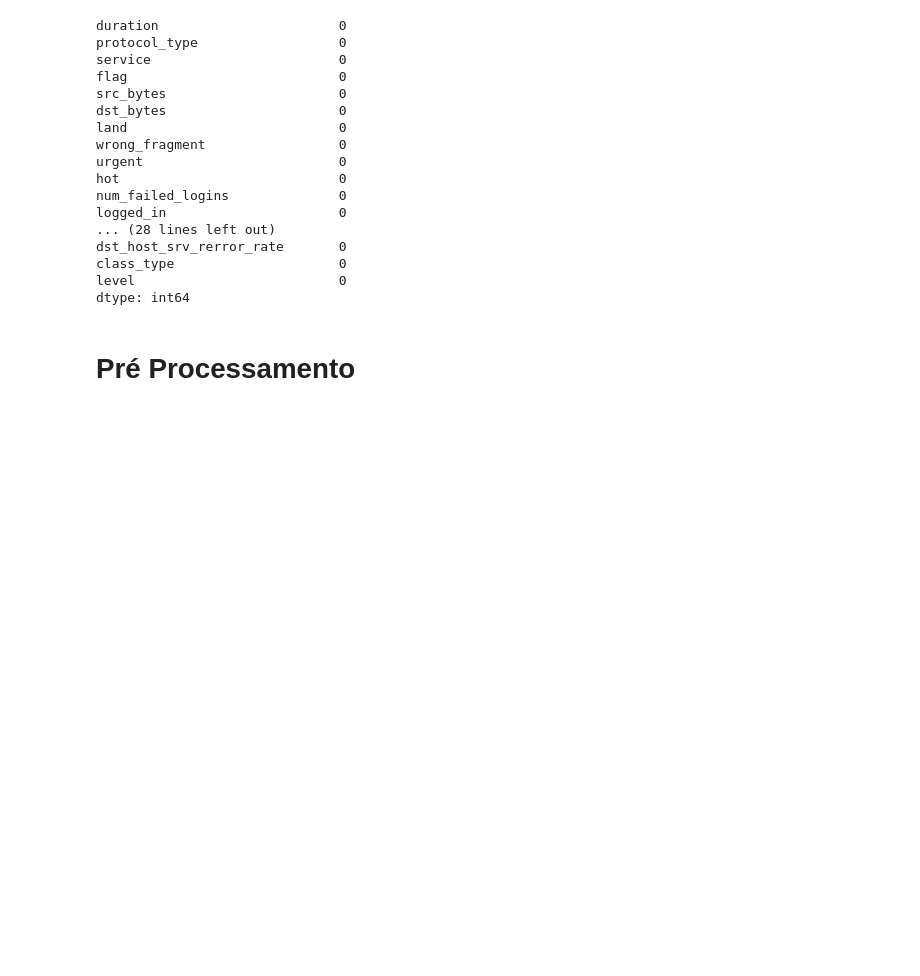
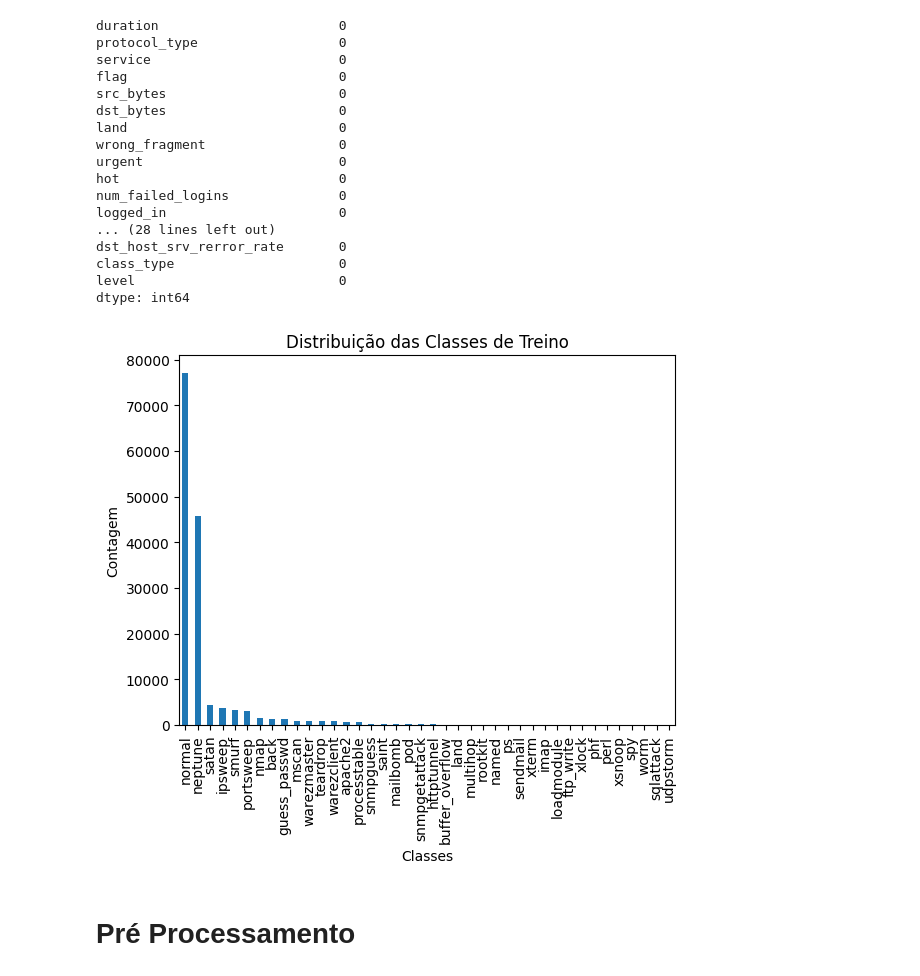
Before and after one commit to heloisebastos/NSL-KDD-Deteccao-Anomalias-Redes-Computadores, a Jupyter notebook: main.ipynb, the cells around one changed output. Drawn from its saved outputs; the diff is of its cells as text; code cells hidden in the pictures; blank space fills up the shorter version.

```diff
--- a/main.ipynb
+++ b/main.ipynb
@@ -320,6 +308,15 @@ dst_host_srv_rerror_rate       0
 class_type                     0
 level                          0
 dtype: int64
+# %%
+# #distribuição dos dados nas classes
+df["class_type"].value_counts().plot(kind='bar')
+plt.title('Distribuição das Classes de Treino')
+plt.xlabel('Classes')
+plt.ylabel('Contagem')
+plt.show()
+# %% [output]
+[figure, added]
 # %% [markdown]
 # Pré Processamento
 # %%
```
Also changed, not shown: parts of 14 cells of this notebook, 4 other files.
